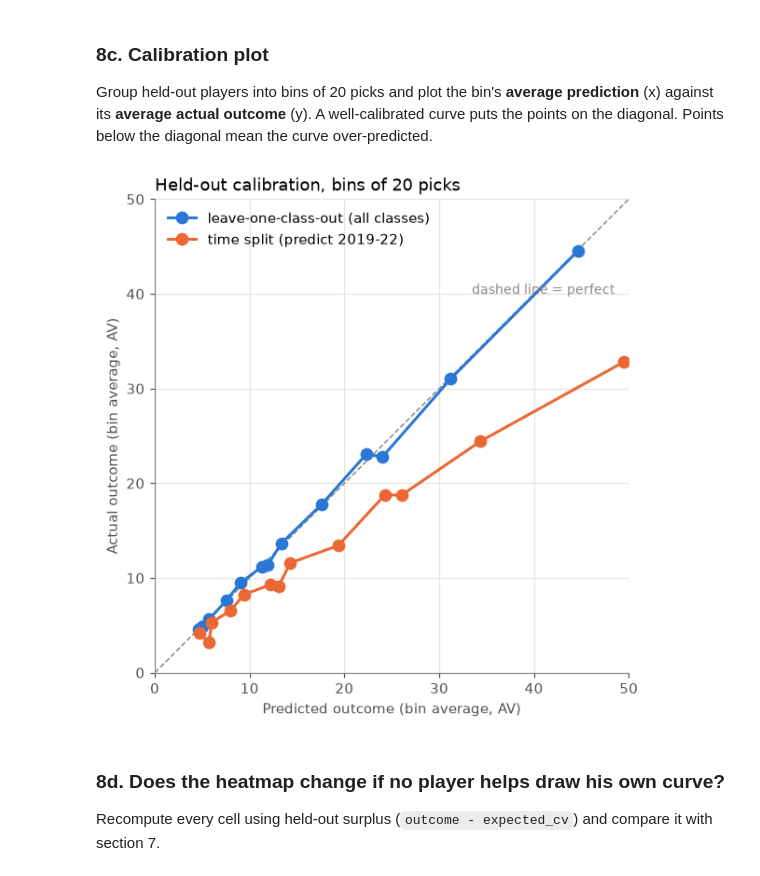
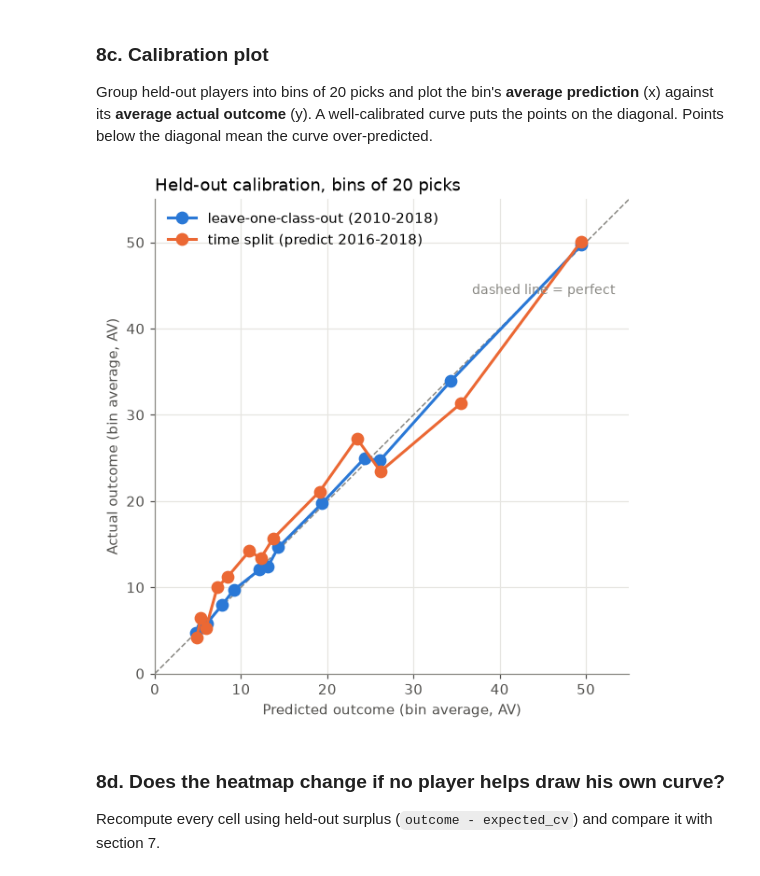
Before and after one commit to abhik026/bruin-draft-analytics, a Jupyter notebook: notebooks/02_draft_value_b.ipynb, the cells around one changed output. Saved outputs shown, nothing was run; the diff lists cells and outputs as text; code cells hidden in the pictures.

```diff
--- a/notebooks/02_draft_value_b.ipynb
+++ b/notebooks/02_draft_value_b.ipynb
@@ -157,13 +252,14 @@ The bottom panel shows how many players each mean is based on (separate panel,
 not a second y-axis, so neither scale is misread).
 # %%
 raw = df.groupby('pick_capped')['outcome'].agg(['mean', 'size'])
+CLASSES = f"{df['season'].min()}-{df['season'].max()}"
 
 fig, (ax, ax_n) = plt.subplots(2, 1, figsize=(10, 6), sharex=True,
                                gridspec_kw={'height_ratios': [4, 1]})
 
 ax.scatter(raw.index, raw['mean'], s=12, color=BLUE, alpha=0.7)
 ax.set_ylabel('Mean outcome (w_av)')
-ax.set_title(f'Raw mean outcome by pick, classes {CLASS_MIN}-{CLASS_MAX}', loc='left')
+ax.set_title(f'Raw mean outcome by pick, classes {CLASSES}', loc='left')
 
 ax_n.bar(raw.index, raw['size'], width=1, color=GREY)
 ax_n.set_ylabel('n players')
@@ -455,12 +600,6 @@ still adding AV.
 # %%
-from src.features.outcome import add_career_length   # Vincent's helper: seasons_possible
-from src.utils import LAST_COMPLETE_SEASON
-
-df = add_career_length(df)
-
 by_class = df.groupby('season').agg(
     mean_surplus=('surplus', 'mean'),
-    seasons_possible=('seasons_possible', 'first'),
     still_active=('to', lambda s: (s >= LAST_COMPLETE_SEASON).mean()),
 )
 cis = df.groupby('season')['surplus'].apply(bootstrap_ci)
@@ -815,0 +885,12 @@ leanings at best.
+# %%
+contracts = pd.read_parquet(RAW_NFL / 'contracts.parquet')
+df['contract'] = get_contract_outcome(df, contracts) * 100       # % of cap
+assert df['contract'].notna().all()
+print(f"players with no gsis_id (contract = 0 by construction): {df['gsis_id'].isna().sum()}")
+print(f"players with a second contract: {df['contract'].gt(0).mean():.1%}")
+print(f"Spearman(w_av outcome, contract): {df['outcome'].corr(df['contract'], method='spearman'):.2f}")
+
+contract_scores = pd.Series({'raw pick mean': loco_rmse(df, col='contract')} |
+                            {f'frac {f}': loco_rmse(df, f, col='contract') for f in FRACS},
+                            name='held-out RMSE (% of cap)')
+contract_scores.round(4).to_frame()
@@ -899,10 +1127,12 @@ per_class.round(2)
 # %%
-TRAIN_END = 2018
+TRAIN_END = MATURE_CLASS_MAX - 3   # last 3 mature classes are the test set
 train, test = df[df['season'] <= TRAIN_END], df[df['season'] > TRAIN_END]
 future_curve = fit_baseline(train, max_pick=MAX_PICK)
 test = test.assign(expected_future=add_surplus(test, future_curve)['expected'])
 
+print(f"train {train['season'].min()}-{TRAIN_END} ({len(train)} players), "
+      f"test {TRAIN_END + 1}-{test['season'].max()} ({len(test)} players)")
 print(score(test['outcome'], test['expected_future']).round(3).to_string())
-print(f"\nactual / predicted for 2019-22: "
+print(f"\nactual / predicted for {TRAIN_END + 1}-{test['season'].max()}: "
       f"{test['outcome'].mean() / test['expected_future'].mean():.2f}")
 # %% [output]
@@ -930,27 +1161,27 @@ on the diagonal. Points below the diagonal mean the curve over-predicted.
 # %%
 bins = pd.cut(df['pick_capped'], np.arange(0, MAX_PICK + 20, 20))
 loco_cal = df.groupby(bins, observed=True)[['expected_cv', 'outcome']].mean()
 tbins = pd.cut(test['pick_capped'], np.arange(0, MAX_PICK + 20, 20))
 time_cal = test.groupby(tbins, observed=True)[['expected_future', 'outcome']].mean()
 
 fig, ax = plt.subplots(figsize=(6, 6))
 top = 5 * np.ceil(max(loco_cal.max().max(), time_cal.max().max()) / 5)
 ax.plot([0, top], [0, top], color=GREY, lw=1, ls='--')
 ax.plot(loco_cal['expected_cv'], loco_cal['outcome'], 'o-', color=BLUE, lw=2, ms=8,
-        label='leave-one-class-out (all classes)')
+        label=f'leave-one-class-out ({CLASSES})')
 ax.plot(time_cal['expected_future'], time_cal['outcome'], 'o-', color=ORANGE, lw=2, ms=8,
-        label=f'time split (predict 2019-22)')
+        label=f"time split (predict {TRAIN_END + 1}-{test['season'].max()})")
 ax.text(top * 0.97, top * 0.8, 'dashed line = perfect', color=GREY, ha='right', fontsize=9)
 ax.set_xlim(0, top)
 ax.set_ylim(0, top)
 ax.set_aspect('equal')
 ax.set_xlabel('Predicted outcome (bin average, AV)')
 ax.set_ylabel('Actual outcome (bin average, AV)')
 ax.set_title('Held-out calibration, bins of 20 picks', loc='left')
 ax.legend(frameon=False, loc='upper left')
 plt.show()
 # %% [output]
-[figure, old version]
+[figure, new version]
 # %% [markdown]
 ### 8d. Does the heatmap change if no player helps draw his own curve?
 
```
Also changed, not shown: parts of 101 cells of this notebook, 1 other file.
